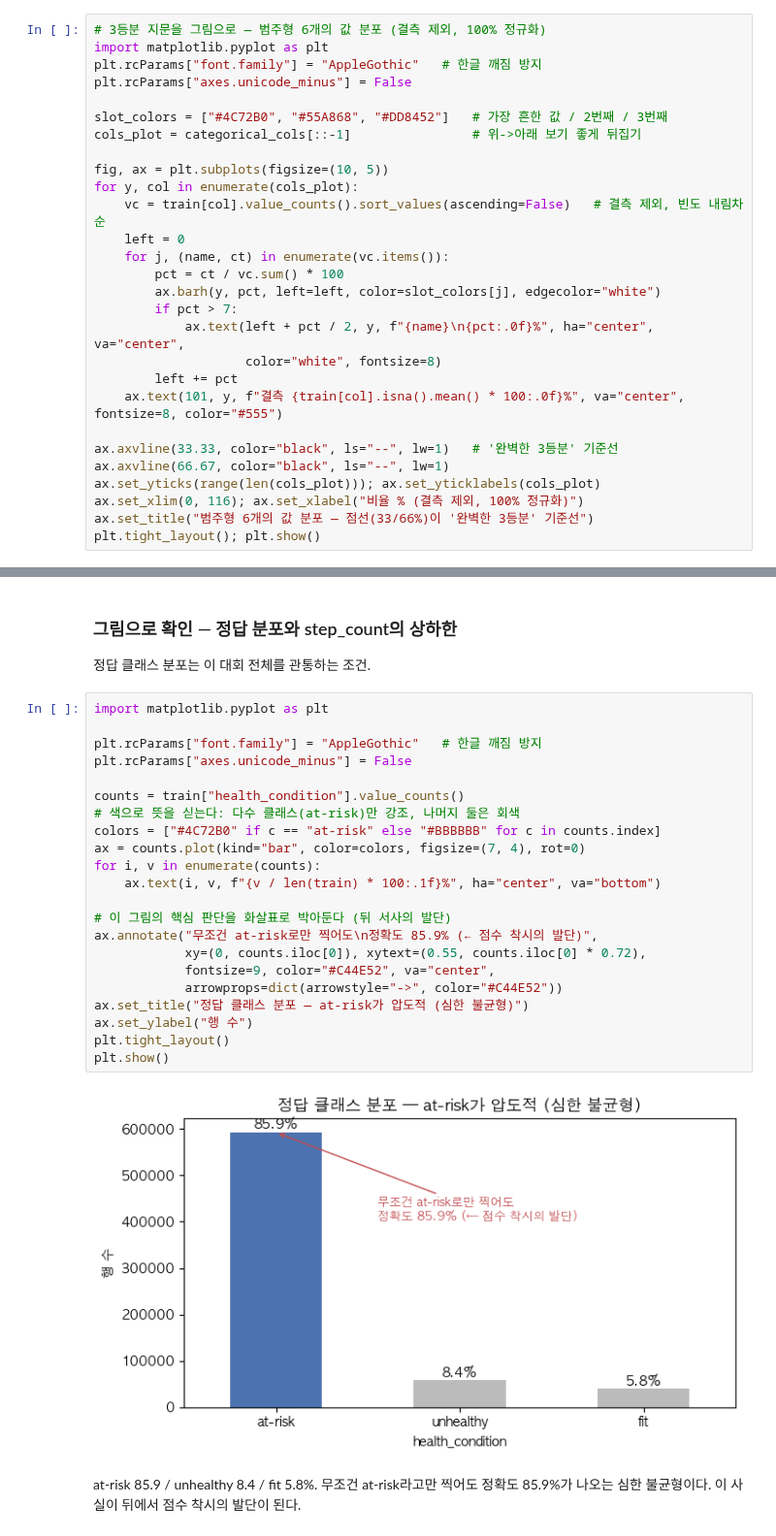
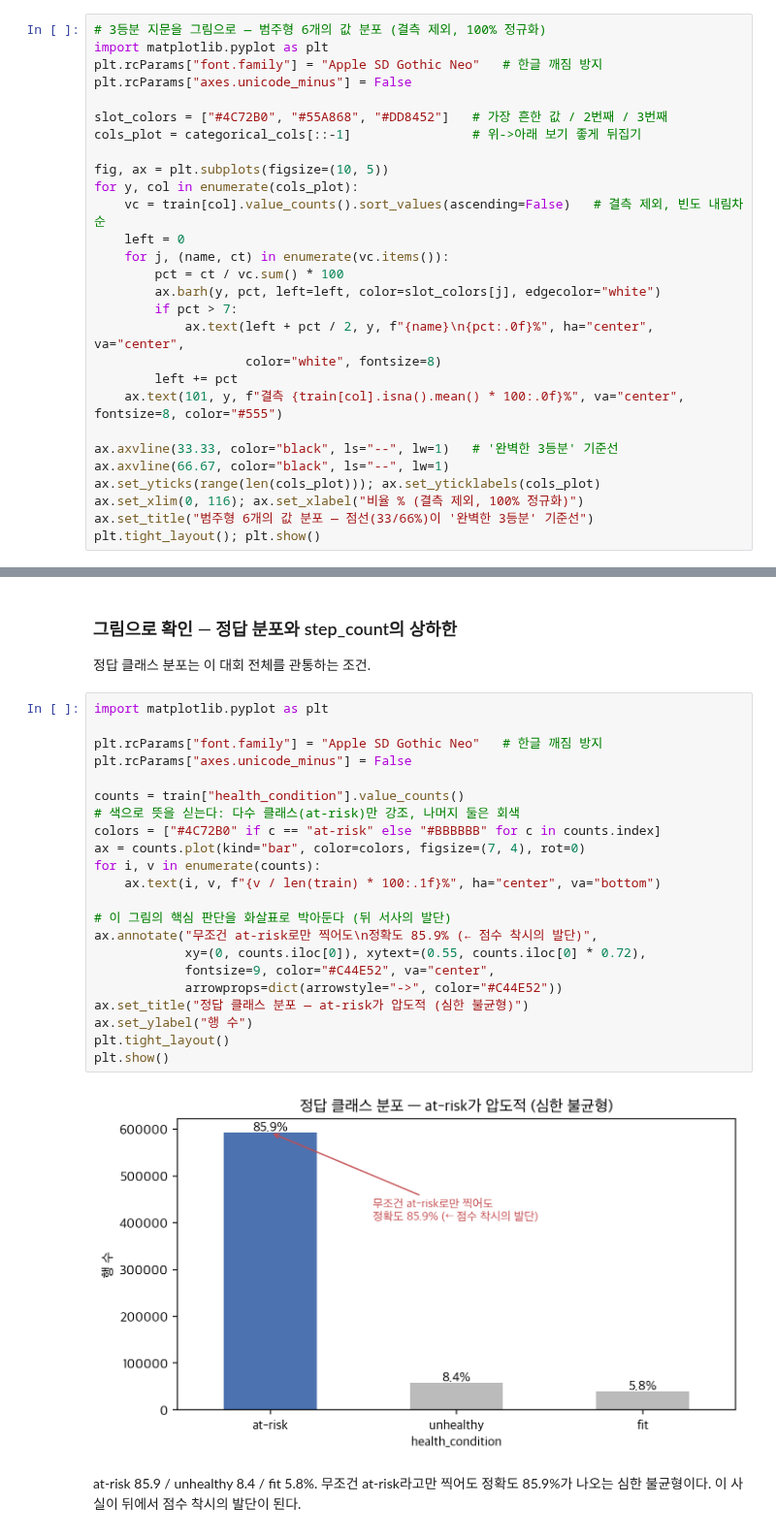
Before and after one commit to qoal1201/synthetic-society-research, a Jupyter notebook: foundations/student-health-risk.ipynb, the cells around one changed output, grey strips where cells are left out. Shown at 97% size. Drawn from its saved outputs; the diff is of its cells as text.

```diff
--- a/foundations/student-health-risk.ipynb
+++ b/foundations/student-health-risk.ipynb
@@ -135,7 +140,7 @@ p값 열을 먼저 보면 6개 전부 사실상 0이다. 69만 행이면 완벽
 # %%
 # 3등분 지문을 그림으로 — 범주형 6개의 값 분포 (결측 제외, 100% 정규화)
 import matplotlib.pyplot as plt
-plt.rcParams["font.family"] = "AppleGothic"   # 한글 깨짐 방지
+plt.rcParams["font.family"] = "Apple SD Gothic Neo"   # 한글 깨짐 방지
 plt.rcParams["axes.unicode_minus"] = False
 
 slot_colors = ["#4C72B0", "#55A868", "#DD8452"]   # 가장 흔한 값 / 2번째 / 3번째
@@ -197,27 +202,27 @@ heart_rate·step_count 모두 상하한이 인위적으로 고정돼 있다. 단
 # %%
 import matplotlib.pyplot as plt
 
-plt.rcParams["font.family"] = "AppleGothic"   # 한글 깨짐 방지
+plt.rcParams["font.family"] = "Apple SD Gothic Neo"   # 한글 깨짐 방지
 plt.rcParams["axes.unicode_minus"] = False
 
 counts = train["health_condition"].value_counts()
 # 색으로 뜻을 싣는다: 다수 클래스(at-risk)만 강조, 나머지 둘은 회색
 colors = ["#4C72B0" if c == "at-risk" else "#BBBBBB" for c in counts.index]
 ax = counts.plot(kind="bar", color=colors, figsize=(7, 4), rot=0)
 for i, v in enumerate(counts):
     ax.text(i, v, f"{v / len(train) * 100:.1f}%", ha="center", va="bottom")
 
 # 이 그림의 핵심 판단을 화살표로 박아둔다 (뒤 서사의 발단)
 ax.annotate("무조건 at-risk로만 찍어도\n정확도 85.9% (← 점수 착시의 발단)",
             xy=(0, counts.iloc[0]), xytext=(0.55, counts.iloc[0] * 0.72),
             fontsize=9, color="#C44E52", va="center",
             arrowprops=dict(arrowstyle="->", color="#C44E52"))
 ax.set_title("정답 클래스 분포 — at-risk가 압도적 (심한 불균형)")
 ax.set_ylabel("행 수")
 plt.tight_layout()
 plt.show()
 # %% [output]
-[figure, old version]
+[figure, new version]
 # %% [markdown]
 at-risk 85.9 / unhealthy 8.4 / fit 5.8%. 무조건 at-risk라고만 찍어도 정확도 85.9%가 나오는 심한 불균형이다. 이 사실이 뒤에서 점수 착시의 발단이 된다.
 # %%
```
Also changed, not shown: parts of 29 cells of this notebook.
